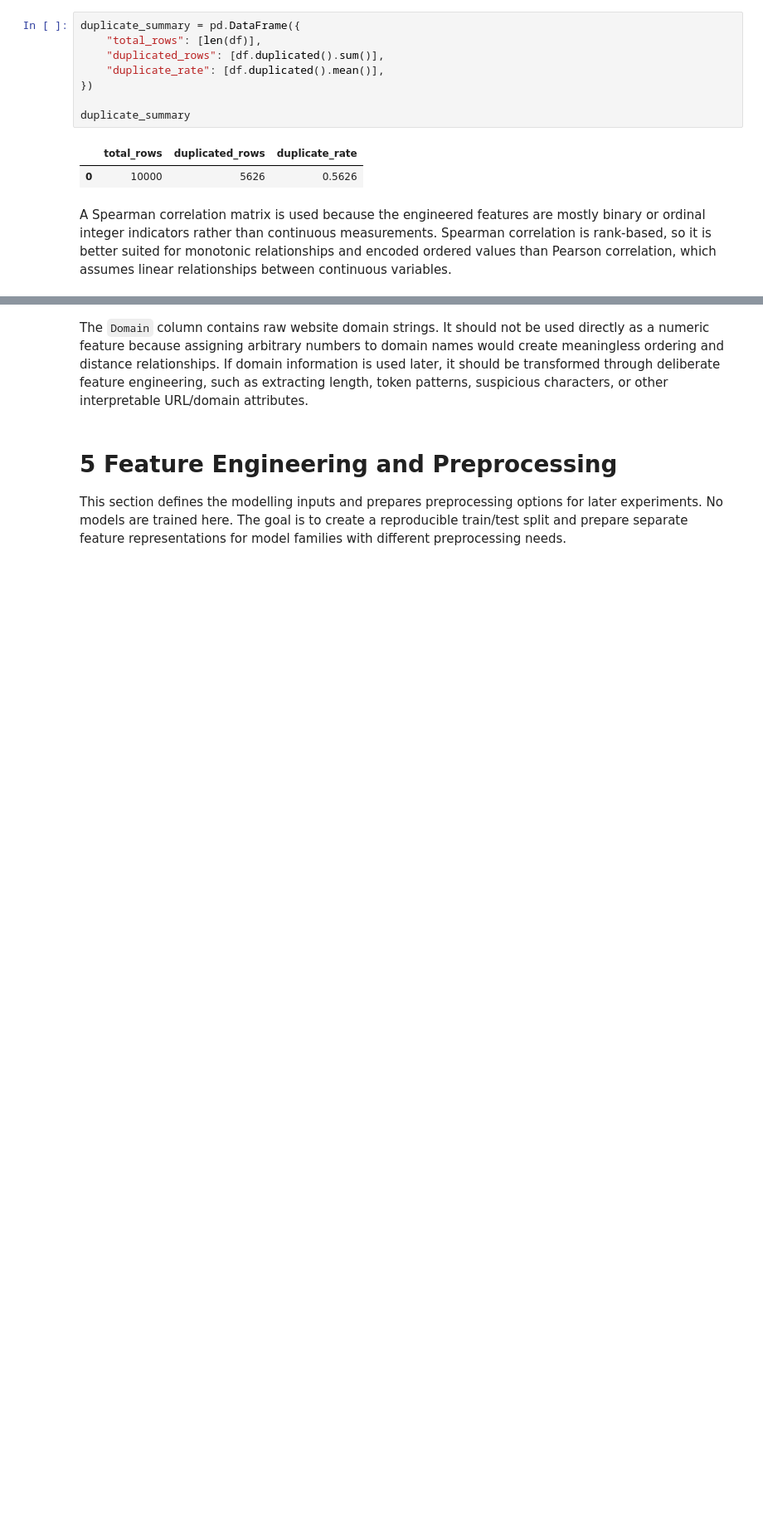
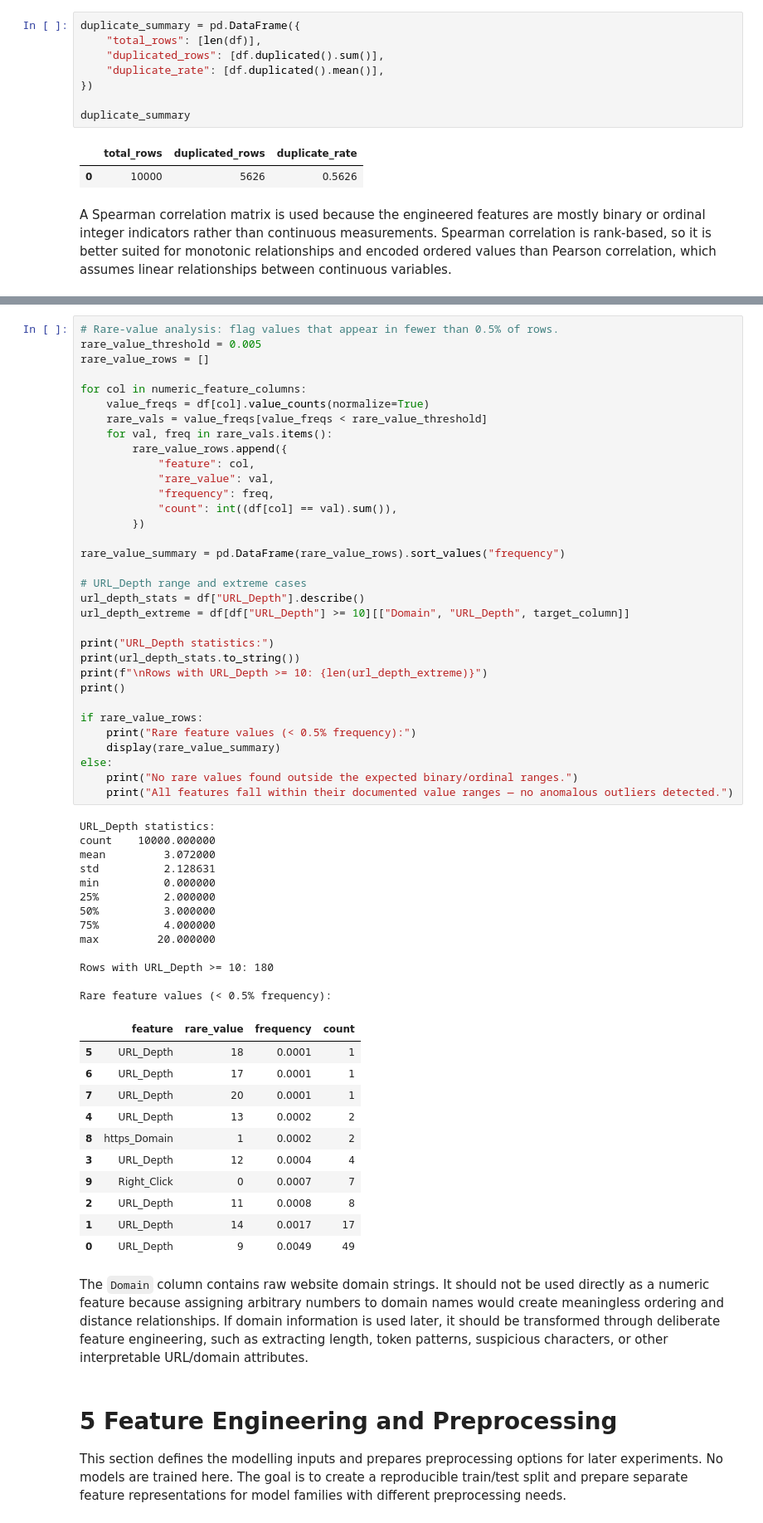
Before and after one commit to silinm12/cyber-phishing-review, a Jupyter notebook: notebook.ipynb, the cells around one changed output, grey strips where cells are left out. Shown at 83% size. Saved outputs shown, nothing was run; the diff lists cells and outputs as text; blank space fills up the shorter version.

```diff
--- a/notebook.ipynb
+++ b/notebook.ipynb
@@ -335,3 +341,61 @@ spearman_corr
+# %%
+# Rare-value analysis: flag values that appear in fewer than 0.5% of rows.
+rare_value_threshold = 0.005
+rare_value_rows = []
+
+for col in numeric_feature_columns:
+    value_freqs = df[col].value_counts(normalize=True)
+    rare_vals = value_freqs[value_freqs < rare_value_threshold]
+    for val, freq in rare_vals.items():
+        rare_value_rows.append({
+            "feature": col,
+            "rare_value": val,
+            "frequency": freq,
+            "count": int((df[col] == val).sum()),
+        })
+
+rare_value_summary = pd.DataFrame(rare_value_rows).sort_values("frequency")
+
+# URL_Depth range and extreme cases
+url_depth_stats = df["URL_Depth"].describe()
+url_depth_extreme = df[df["URL_Depth"] >= 10][["Domain", "URL_Depth", target_column]]
+
+print("URL_Depth statistics:")
+print(url_depth_stats.to_string())
+print(f"\nRows with URL_Depth >= 10: {len(url_depth_extreme)}")
+print()
+
+if rare_value_rows:
+    print("Rare feature values (< 0.5% frequency):")
+    display(rare_value_summary)
+else:
+    print("No rare values found outside the expected binary/ordinal ranges.")
+    print("All features fall within their documented value ranges — no anomalous outliers detected.")
+# %% [output]
+URL_Depth statistics:
+count    10000.000000
+mean         3.072000
+std          2.128631
+min          0.000000
+25%          2.000000
+50%          3.000000
+75%          4.000000
+max         20.000000
+
+Rows with URL_Depth >= 10: 180
+
+Rare feature values (< 0.5% frequency):
+|  | feature | rare_value | frequency | count |
+| 5 | URL_Depth | 18 | 0.0001 | 1 |
+| 6 | URL_Depth | 17 | 0.0001 | 1 |
+| 7 | URL_Depth | 20 | 0.0001 | 1 |
+| 4 | URL_Depth | 13 | 0.0002 | 2 |
+| 8 | https_Domain | 1 | 0.0002 | 2 |
+| 3 | URL_Depth | 12 | 0.0004 | 4 |
+| 9 | Right_Click | 0 | 0.0007 | 7 |
+| 2 | URL_Depth | 11 | 0.0008 | 8 |
+| 1 | URL_Depth | 14 | 0.0017 | 17 |
+| 0 | URL_Depth | 9 | 0.0049 | 49 |
 # %% [markdown]
 The `Domain` column contains raw website domain strings. It should not be used directly as a numeric feature because assigning arbitrary numbers to domain names would create meaningless ordering and distance relationships. If domain information is used later, it should be transformed through deliberate feature engineering, such as extracting length, token patterns, suspicious characters, or other interpretable URL/domain attributes.
 # %% [markdown]
```
Also changed, not shown: parts of 7 cells of this notebook, 4 other files.
